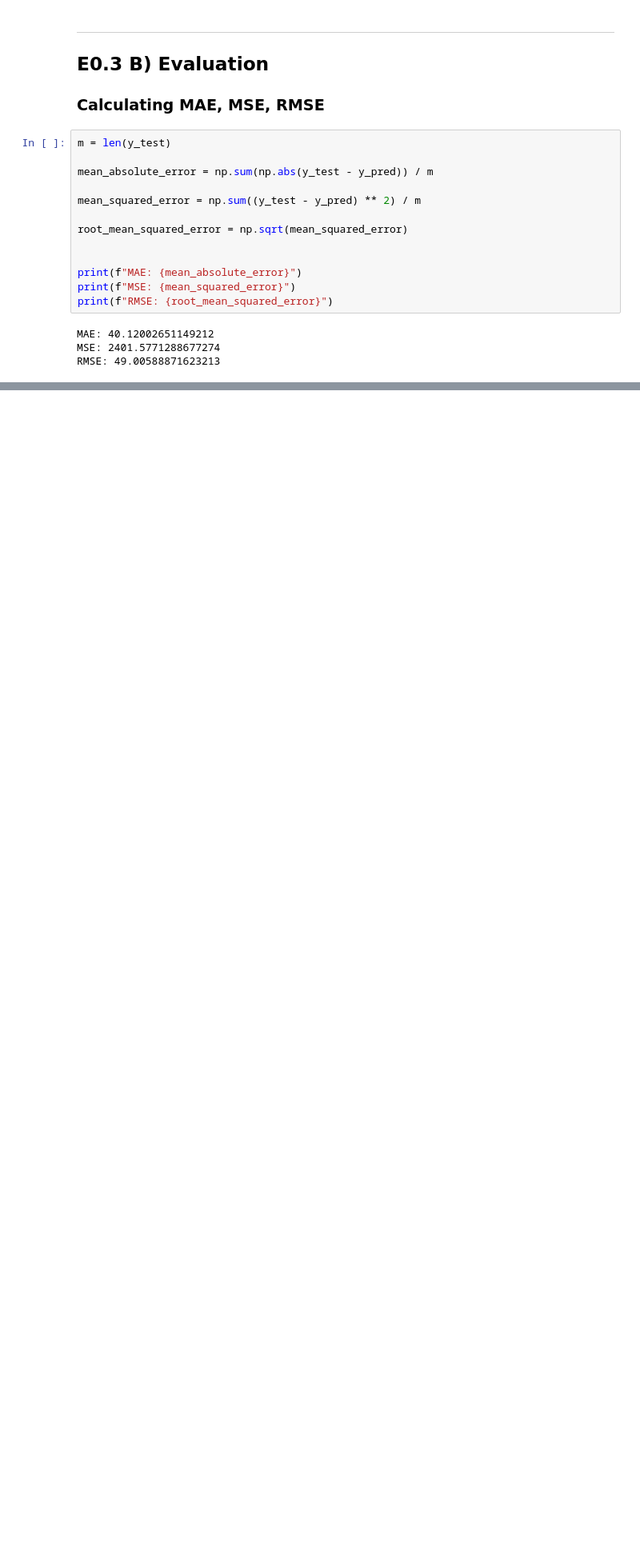
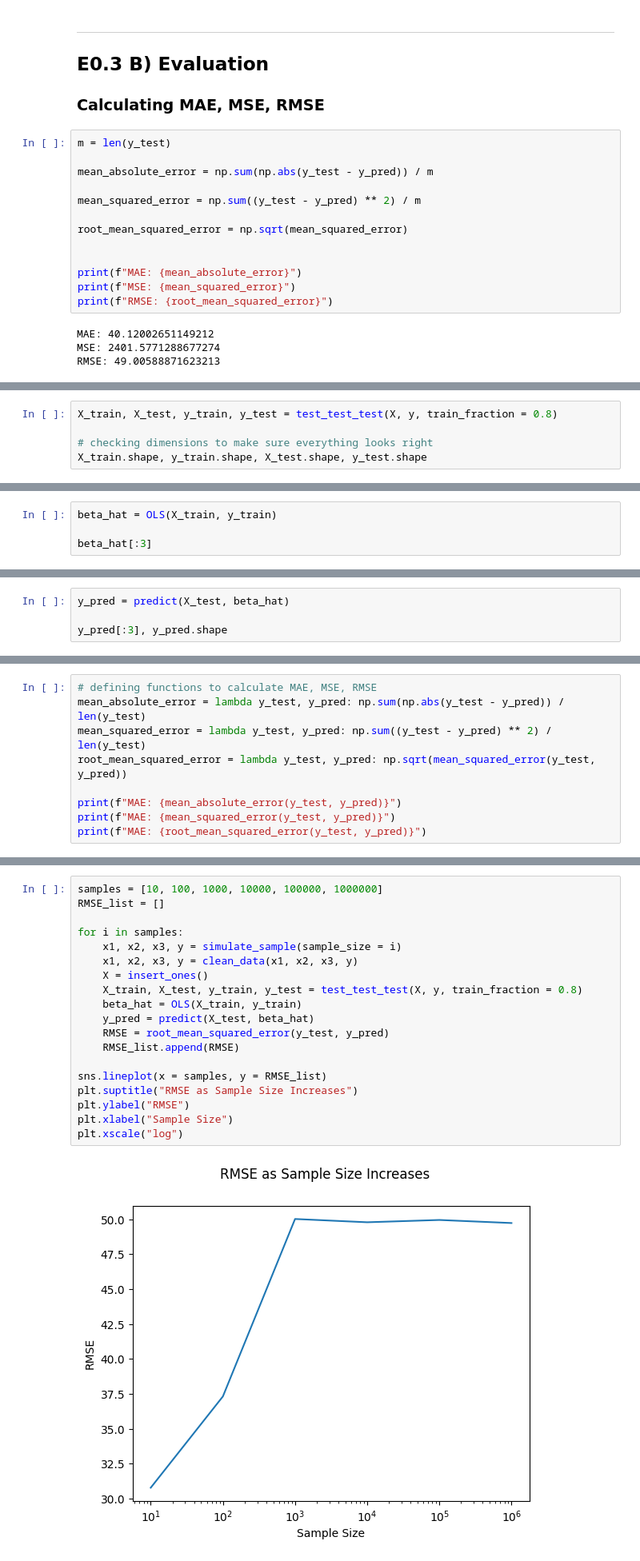
Before and after one commit to Andreas-Svensson/machine_learning, a Jupyter notebook: exercises/E0.ipynb, the cells around one changed output, grey strips where cells are left out. Shown at 80% size. Saved outputs shown, nothing was run; the diff lists cells and outputs as text; blank space fills up the shorter version.

```diff
--- a/exercises/E0.ipynb
+++ b/exercises/E0.ipynb
@@ -249,0 +359,5 @@ RMSE: 49.00588871623213
+# %%
+X_train, X_test, y_train, y_test = test_test_test(X, y, train_fraction = 0.8)
+
+# checking dimensions to make sure everything looks right
+X_train.shape, y_train.shape, X_test.shape, y_test.shape
@@ -249,0 +369,4 @@ RMSE: 49.00588871623213
+# %%
+beta_hat = OLS(X_train, y_train)
+
+beta_hat[:3]
@@ -249,0 +383,4 @@ RMSE: 49.00588871623213
+# %%
+y_pred = predict(X_test, beta_hat)
+
+y_pred[:3], y_pred.shape
@@ -249,0 +391,9 @@ RMSE: 49.00588871623213
+# %%
+# defining functions to calculate MAE, MSE, RMSE
+mean_absolute_error = lambda y_test, y_pred: np.sum(np.abs(y_test - y_pred)) / len(y_test)
+mean_squared_error = lambda y_test, y_pred: np.sum((y_test - y_pred) ** 2) / len(y_test)
+root_mean_squared_error = lambda y_test, y_pred: np.sqrt(mean_squared_error(y_test, y_pred))
+
+print(f"MAE: {mean_absolute_error(y_test, y_pred)}")
+print(f"MAE: {mean_squared_error(y_test, y_pred)}")
+print(f"MAE: {root_mean_squared_error(y_test, y_pred)}")
@@ -249,0 +407,21 @@ RMSE: 49.00588871623213
+# %%
+samples = [10, 100, 1000, 10000, 100000, 1000000]
+RMSE_list = []
+
+for i in samples:
+    x1, x2, x3, y = simulate_sample(sample_size = i)
+    x1, x2, x3, y = clean_data(x1, x2, x3, y)
+    X = insert_ones()
+    X_train, X_test, y_train, y_test = test_test_test(X, y, train_fraction = 0.8)
+    beta_hat = OLS(X_train, y_train)
+    y_pred = predict(X_test, beta_hat)
+    RMSE = root_mean_squared_error(y_test, y_pred)
+    RMSE_list.append(RMSE)
+
+sns.lineplot(x = samples, y = RMSE_list)
+plt.suptitle("RMSE as Sample Size Increases")
+plt.ylabel("RMSE")
+plt.xlabel("Sample Size")
+plt.xscale("log")
+# %% [output]
+[figure, added]
```
Also changed, not shown: parts of 22 cells of this notebook.
